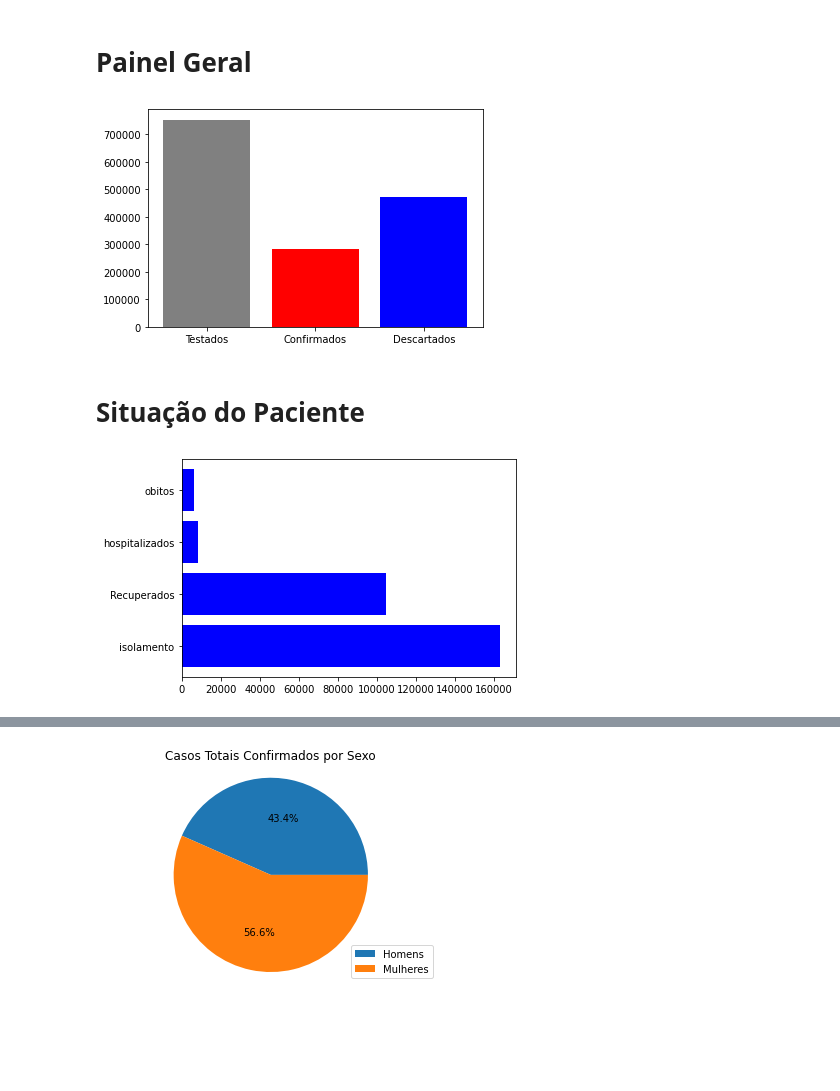
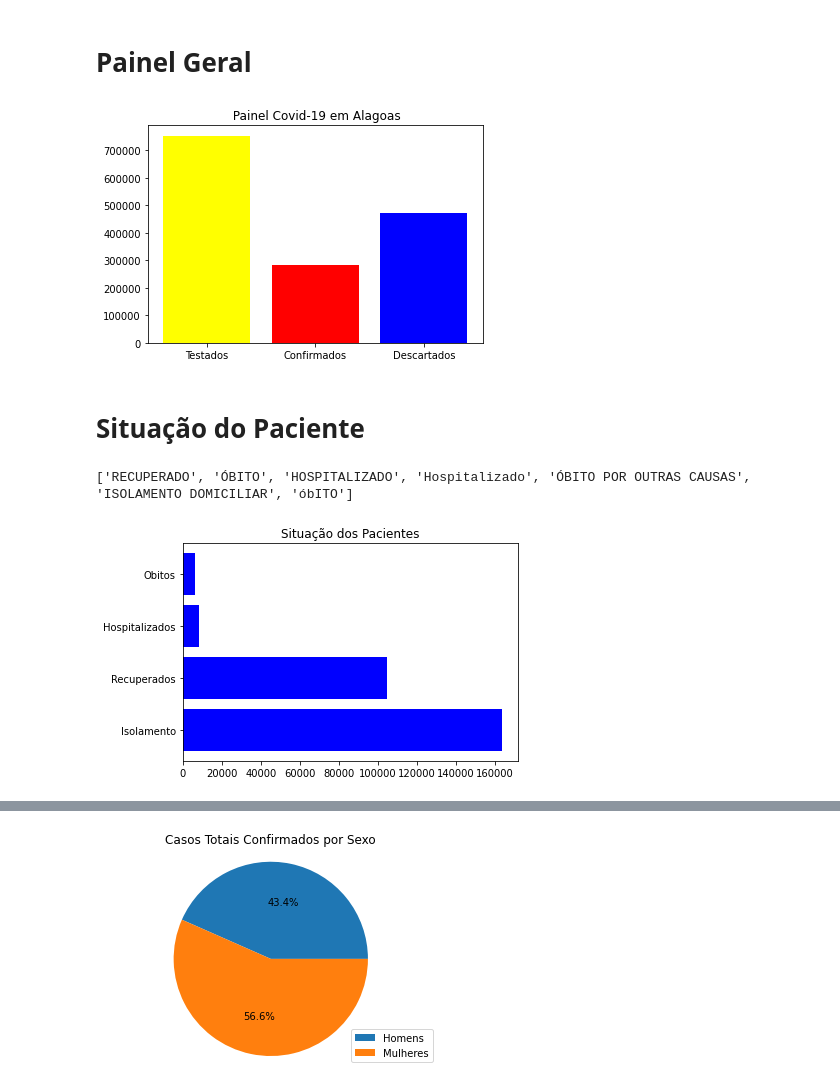
Before and after one commit to Jose-Bruno/Visualiza-oComputacional, a Jupyter notebook: José_Bruno_da_Silva_Santos_Visualização_Computacional.ipynb, the cells around one changed output, grey strips where cells are left out. Drawn from its saved outputs; the diff is of its cells as text; code cells hidden in the pictures; blank space fills up the shorter version.

```diff
--- a/José_Bruno_da_Silva_Santos_Visualização_Computacional.ipynb
+++ b/José_Bruno_da_Silva_Santos_Visualização_Computacional.ipynb
@@ -49,12 +49,24 @@ testados = confirmados + descartados
 # %%
 valores = [testados, confirmados, descartados]
 legendas = ["Testados", "Confirmados", "Descartados"]
 
-plt.bar(legendas, valores, color=['gray', 'red', 'blue'])
+plt.bar(legendas, valores, color=['yellow', 'red', 'blue'])
+plt.title(' Painel Covid-19 em Alagoas')
 plt.show()
 # %% [output]
-[figure, old version]
+[figure, new version]
 # %% [markdown]
 # Situação do Paciente
+# %%
+situação = dados['Situação do paciente confirmado']
+lista = []
+
+for x in situação:
+  if x not in lista:
+    lista.append(x)
+
+print(lista)
+# %% [output]
+['RECUPERADO', 'ÓBITO', 'HOSPITALIZADO', 'Hospitalizado', 'ÓBITO POR OUTRAS CAUSAS', 'ISOLAMENTO DOMICILIAR', 'óbITO']
 # %%
 recuperado =  len(dados[(dados['Situação do paciente confirmado'] == 'RECUPERADO')])
@@ -64,9 +77,9 @@ isolamento = len(dados[(dados['Situação do paciente confirmado'] == 'ISOLAMENT
 # %%
-situação = ["isolamento", "Recuperados", "hospitalizados", "obitos"]
+situação = ["Isolamento", "Recuperados", "Hospitalizados", "Obitos"]
 valores = [isolamento, recuperado, hospitalizado, obito]
 
-
 plt.barh(situação, valores, color='blue')
+plt.title('Situação dos Pacientes')
 plt.show()
 # %% [output]
-[figure, old version]
+[figure, new version]
```
Also changed, not shown: parts of 7 cells of this notebook.
